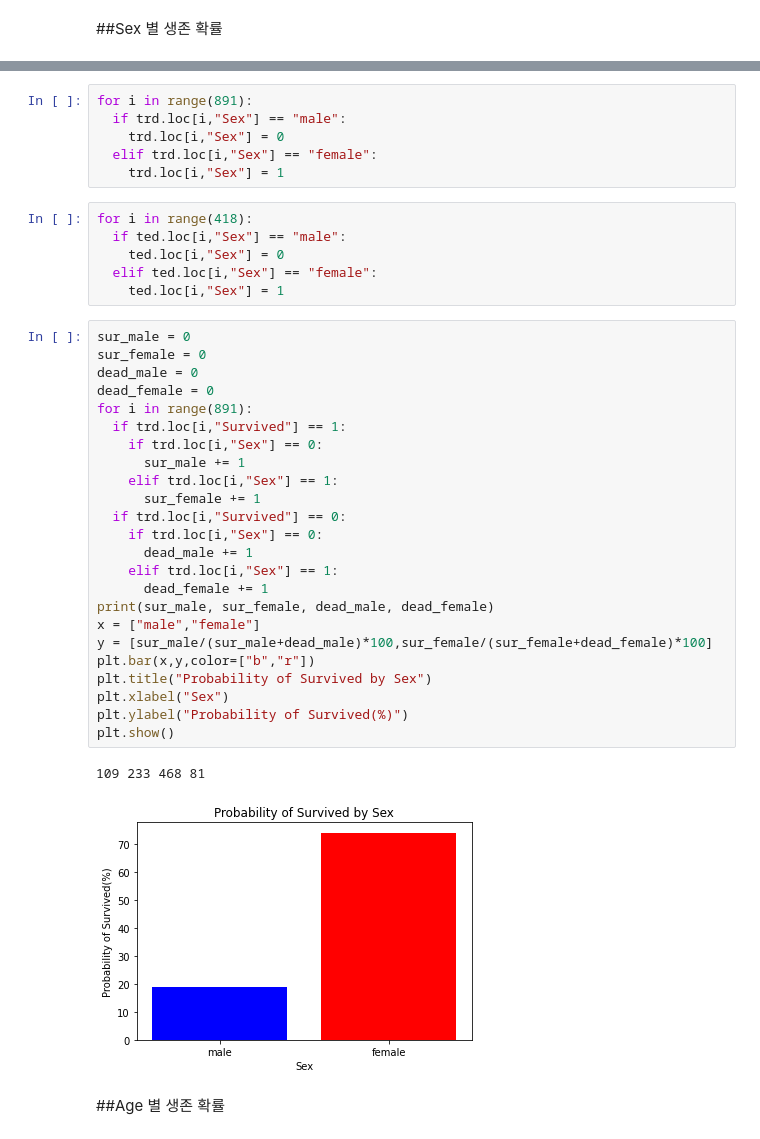
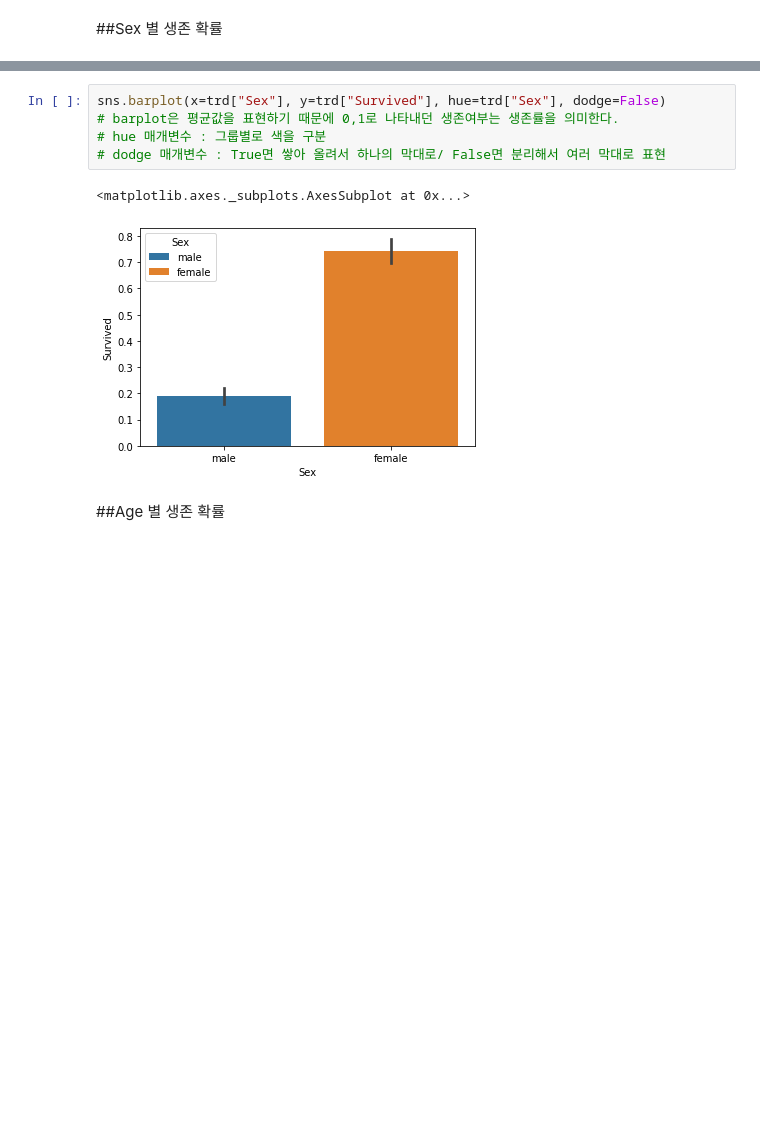
Before and after one commit to sexymonster/Test, a Jupyter notebook: kaggle_Titanic.ipynb, the cells around one changed output, grey strips where cells are left out. Cells and saved outputs as stored; diff of their text form; blank space fills up the shorter version.

```diff
--- a/kaggle_Titanic.ipynb
+++ b/kaggle_Titanic.ipynb
@@ -221,41 +196,10 @@ memory usage: 29.5+ KB
-# %%
-for i in range(891):
-  if trd.loc[i,"Sex"] == "male":
-    trd.loc[i,"Sex"] = 0
-  elif trd.loc[i,"Sex"] == "female":
-    trd.loc[i,"Sex"] = 1
-# %%
-for i in range(418):
-  if ted.loc[i,"Sex"] == "male":
-    ted.loc[i,"Sex"] = 0
-  elif ted.loc[i,"Sex"] == "female":
-    ted.loc[i,"Sex"] = 1
-# %%
-sur_male = 0
-sur_female = 0
-dead_male = 0
-dead_female = 0
-for i in range(891):
-  if trd.loc[i,"Survived"] == 1:
-    if trd.loc[i,"Sex"] == 0:
-      sur_male += 1
-    elif trd.loc[i,"Sex"] == 1:
-      sur_female += 1
-  if trd.loc[i,"Survived"] == 0:
-    if trd.loc[i,"Sex"] == 0:
-      dead_male += 1
-    elif trd.loc[i,"Sex"] == 1:
-      dead_female += 1
-print(sur_male, sur_female, dead_male, dead_female)
-x = ["male","female"]
-y = [sur_male/(sur_male+dead_male)*100,sur_female/(sur_female+dead_female)*100]
-plt.bar(x,y,color=["b","r"])
-plt.title("Probability of Survived by Sex")
-plt.xlabel("Sex")
-plt.ylabel("Probability of Survived(%)")
-plt.show()
-# %% [output]
-109 233 468 81
-[figure, removed]
+# %%
+sns.barplot(x=trd["Sex"], y=trd["Survived"], hue=trd["Sex"], dodge=False)
+# barplot은 평균값을 표현하기 때문에 0,1로 나타내던 생존여부는 생존률을 의미한다.
+# hue 매개변수 : 그룹별로 색을 구분
+# dodge 매개변수 : True면 쌓아 올려서 하나의 막대로/ False면 분리해서 여러 막대로 표현
+# %% [output]
+<matplotlib.axes._subplots.AxesSubplot at 0x...>
+[figure, added]
 # %% [markdown]
 ##Age 별 생존 확률
```
Also changed, not shown: parts of 17 cells of this notebook.
